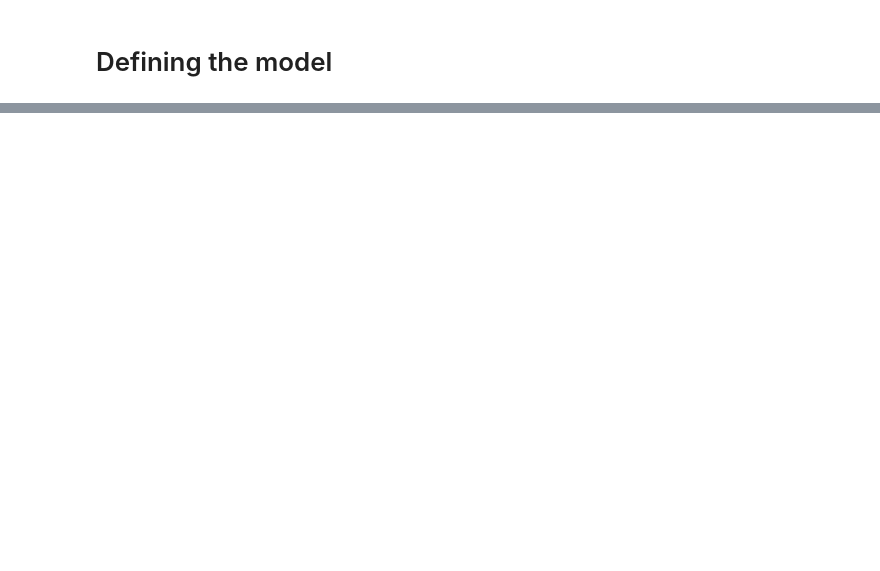
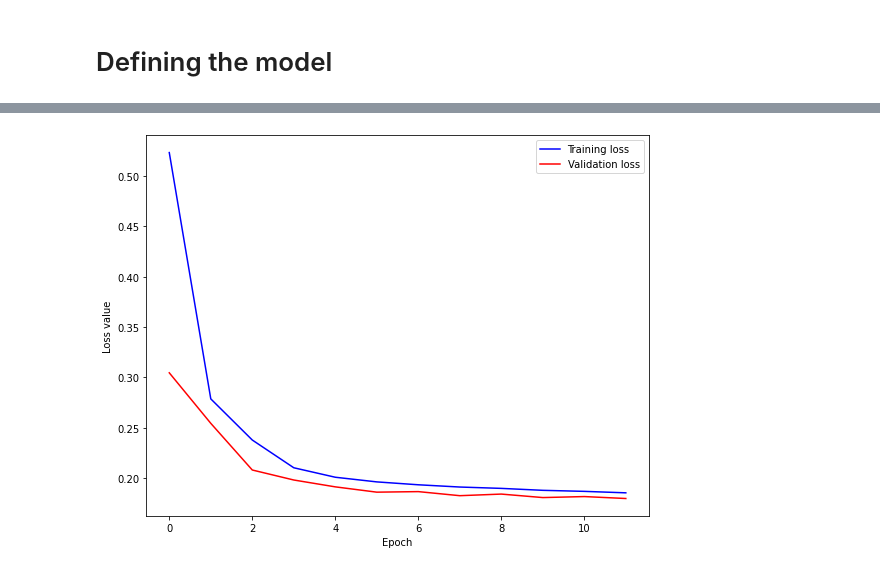
Before and after one commit to Eligijus112/Vilnius-weather-LSTM, a Jupyter notebook: weather-analysis.ipynb, the cells around one changed output, grey strips where cells are left out. Saved outputs shown, nothing was run; the diff lists cells and outputs as text; code cells hidden in the pictures; blank space fills up the shorter version.

```diff
--- a/weather-analysis.ipynb
+++ b/weather-analysis.ipynb
@@ -502,0 +545,18 @@ plt.show()
+# %%
+# Spliting into train and test sets
+Xtrain, Ytrain = X[0:int(X.shape[0] * (1 - test_share))], Y[0:int(X.shape[0] * (1 - test_share))]
+Xval, Yval = X[int(X.shape[0] * (1 - test_share)):], Y[int(X.shape[0] * (1 - test_share)):]
+# %%
+model = NNMultistepModel(
+    X=Xtrain,
+    Y=Ytrain,
+    n_outputs=n_ahead,
+    n_lag=lag,
+    n_ft=n_ft,
+    n_layer=n_layer,
+    batch=batch_size,
+    epochs=epochs,
+    lr=lr,
+    Xval=Xval,
+    Yval=Yval,
+)
@@ -502,0 +582,2 @@ plt.show()
+# %%
+history = model.train()
@@ -502,0 +602,16 @@ plt.show()
+# %%
+loss = history.history.get('loss')
+val_loss = history.history.get('val_loss')
+
+n_epochs = range(len(loss))
+
+plt.figure(figsize=(9, 7))
+plt.plot(n_epochs, loss, 'r', label='Training loss', color='blue')
+if val_loss is not None:
+    plt.plot(n_epochs, val_loss, 'r', label='Validation loss', color='red')
+plt.legend(loc=0)
+plt.xlabel('Epoch')
+plt.ylabel('Loss value')
+plt.show()
+# %% [output]
+[figure, added]
```
Also changed, not shown: parts of 21 cells of this notebook.
